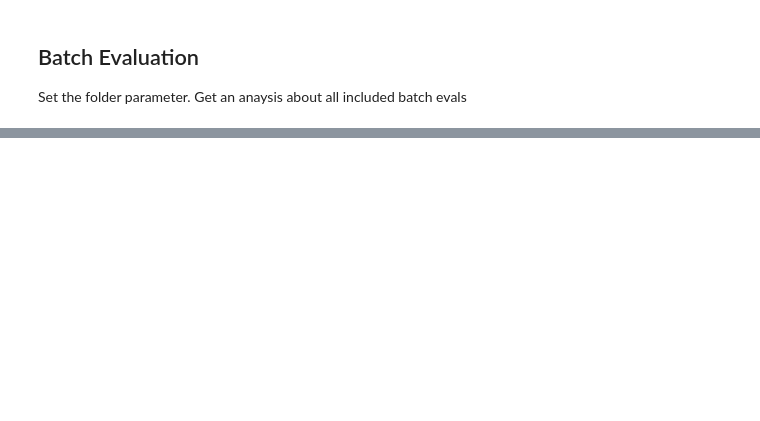
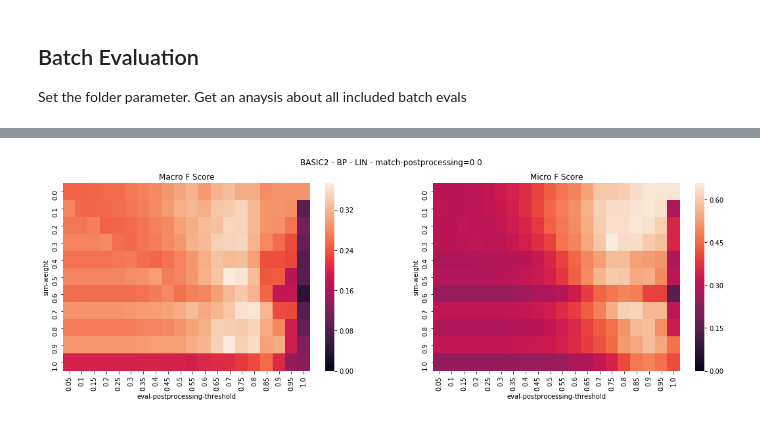
Before and after one commit to julia-kom/bert-ilp-matcher, a Jupyter notebook: src/main/python/Batch Evaluation.ipynb, the cells around one changed output, grey strips where cells are left out. Cells and saved outputs as stored; diff of their text form; code cells hidden in the pictures; blank space fills up the shorter version.

```diff
--- a/src/main/python/Batch Evaluation.ipynb
+++ b/src/main/python/Batch Evaluation.ipynb
@@ -14,7 +14,7 @@ import pathlib
 from matplotlib.colors import ListedColormap
 
 #set path to folder
-folder = "../../../eval-results/_server-results/test15"
+folder = "../../../eval-results/_server-results/test15_1"
 net_analysis = "../../../eval-results/_server-results/net-BP-uni/net.eval"
 gs_analysis = "../../../eval-results/_server-results/goldstandard-uni-analysis/goldstandard.eval"
 # %%
@@ -24,7 +24,7 @@ dfs = []
 #merge all
 for subfolder in dir_list:
     #print(subfolder)
-    evalFile = folder +"/" + subfolder +"/aggResults.eval"
+    evalFile = folder +"/" + subfolder +"/aggRetrospectiveResults.eval"
     confFile = folder +"/" + subfolder +"/config.log"
     if os.path.exists(evalFile):
         df = pd.read_csv(evalFile ,encoding="ISO-8859-1", skipinitialspace=True)
@@ -183,22 +202,24 @@ plt.show()
 # %%
 #avg fscore for each matcher depending on A) the sim weight B) the
 df_macro_avg = df_combined[df_combined.Name == "Aggregated (MACRO)"]
 df_micro_avg = df_combined[df_combined.Name == "Aggregated (MICRO)"]
 
 matchers = set(df_macro_avg["matcher_wo_weight"].values)
 for m in matchers:
     df_macro_avg_fscore = df_macro_avg[df_macro_avg["matcher_wo_weight"] == m].pivot("sim-weight", "eval-postprocessing-threshold", "FSCORE")
     df_micro_avg_fscore = df_micro_avg[df_micro_avg["matcher_wo_weight"] == m].pivot("sim-weight", "eval-postprocessing-threshold", "FSCORE")
 
     fig, (ax1, ax2) = plt.subplots(1,2)
     fig.set_size_inches(18.5, 5.25)
 
-    sns.heatmap(df_macro_avg_fscore, ax = ax1, vmin = 0, vmax = 0.7)
+    sns.heatmap(df_macro_avg_fscore, ax = ax1, vmin = 0)
     ax1.set_title("Macro F Score")
-    sns.heatmap(df_micro_avg_fscore, ax = ax2, vmin = 0, vmax = 0.7)
+    sns.heatmap(df_micro_avg_fscore, ax = ax2, vmin = 0)
     ax2.set_title("Micro F Score")
     fig.suptitle(m)
     fig.show()
+# %% [output]
+[figure, added]
 # %%
 #fscore by number to match items
 fig, (ax1) = plt.subplots(1,1)
```
Also changed, not shown: parts of 1 cell of this notebook, 1 other file.
